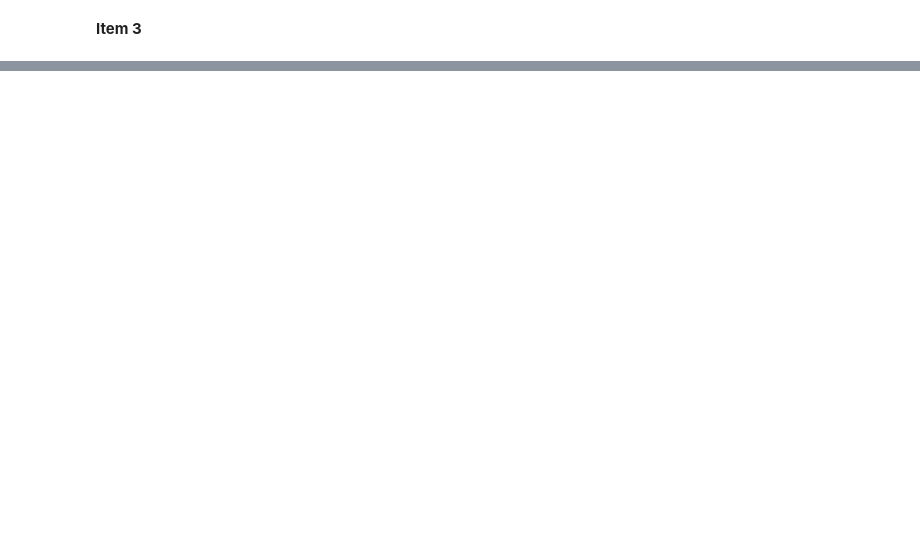
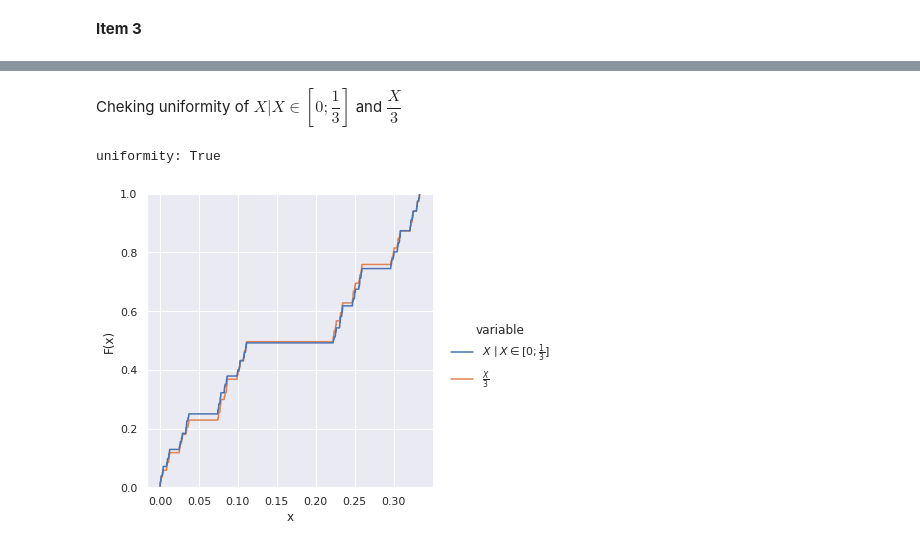
Before and after one commit to Evgurov/stochasic_prac, a Jupyter notebook: main.ipynb, the cells around one changed output, grey strips where cells are left out. Cells and saved outputs as stored; diff of their text form; code cells hidden in the pictures; blank space fills up the shorter version.

```diff
--- a/main.ipynb
+++ b/main.ipynb
@@ -96,0 +233,32 @@ del rng, n, df
+# %% [markdown]
+Cheking uniformity of $ X | X \in [0;\dfrac{1}{3}] $ and $ \dfrac{X}{3} $
+# %%
+n = 1000
+cg = cantor_gen(0.0001)
+x = np.zeros(n)
+y = np.zeros(n)
+alpha = 0.05
+
+for i in range(n):
+    x[i] = next(cg)[0]
+    y[i] = x[i] / 3
+    if x[i] >= 2/3:
+        x[i] -= 2/3
+
+x_values = {"value" : x}
+x_values["variable"] = r"$X \mid X \in [0;\frac{1}{3}]$"
+
+y_values = {"value" : y}
+y_values["variable"] = r"$\frac{X}{3}$"
+
+df = pd.concat([pd.DataFrame(x_values), pd.DataFrame(y_values)], ignore_index = True)
+
+graph = sns.displot(data = df, x = "value", hue = "variable", kind = "ecdf")
+graph.set_axis_labels("x", "F(x)")
+
+print("uniformity:", smirnov(x,y,alpha))
+
+del n, cg, x, y, alpha, i, x_values, y_values, df, graph
+# %% [output]
+uniformity: True
+[figure, added]
```
Also changed, not shown: parts of 25 cells of this notebook.
